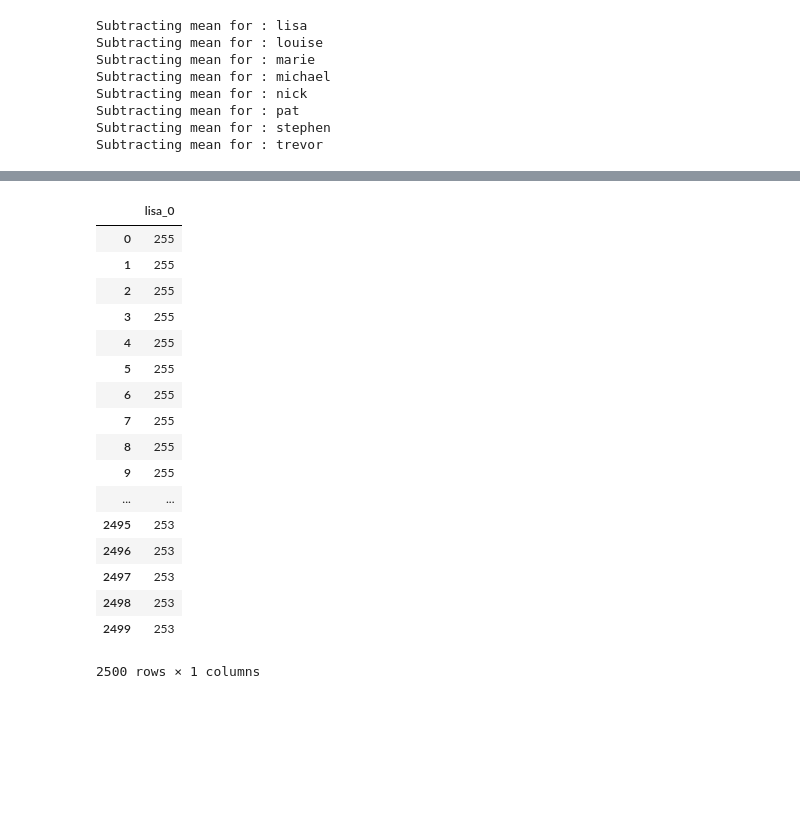
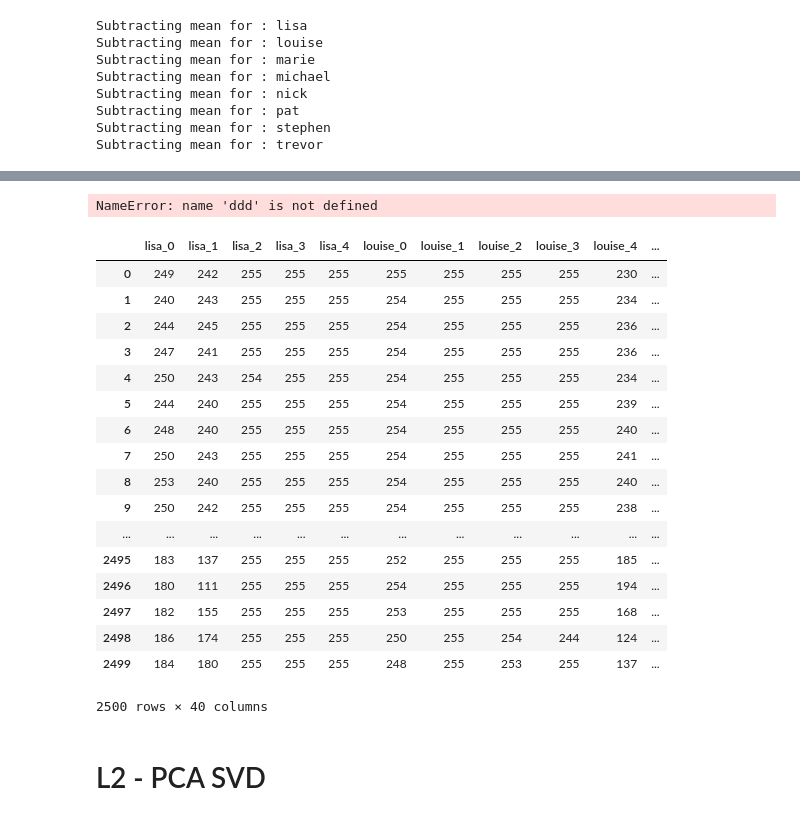
Before and after one commit to amsborse/Face-Recognition, a Jupyter notebook: L1 - PCA Face Recognition.ipynb, the cells around one changed output, grey strips where cells are left out. Drawn from its saved outputs; the diff is of its cells as text; code cells hidden in the pictures; blank space fills up the shorter version.

```diff
--- a/L1 - PCA Face Recognition.ipynb
+++ b/L1 - PCA Face Recognition.ipynb
@@ -268,5 +711,0 @@ for i in ddtest:
-# %%
-dddtest = pd.DataFrame()
-for i in ddtest:
-    for j in list(ddtest[i]):
-        dddtest[i+'_'+str(j)] = ddtest[i][j]
@@ -293,0 +712,5 @@ ddtrain['lisa']
+# %%
+for i in ddd:
+    ddd[i] = ddd[i] - ddmean['mean']
+# %% [output]
+NameError: name 'ddd' is not defined
@@ -294,21 +728,23 @@ ddtrain['lisa']
 # %%
-dddtest[['lisa_0']]
+dddtest
 # %% [output]
-|  | lisa_0 |
-| 0 | 255 |
-| 1 | 255 |
-| 2 | 255 |
-| 3 | 255 |
-| 4 | 255 |
-| 5 | 255 |
-| 6 | 255 |
-| 7 | 255 |
-| 8 | 255 |
-| 9 | 255 |
-| ... | ... |
-| 2495 | 253 |
-| 2496 | 253 |
-| 2497 | 253 |
-| 2498 | 253 |
-| 2499 | 253 |
+|  | lisa_0 | lisa_1 | lisa_2 | lisa_3 | lisa_4 | louise_0 | louise_1 | louise_2 | louise_3 | louise_4 | ... |
+| 0 | 249 | 242 | 255 | 255 | 255 | 255 | 255 | 255 | 255 | 230 | ... |
+| 1 | 240 | 243 | 255 | 255 | 255 | 254 | 255 | 255 | 255 | 234 | ... |
+| 2 | 244 | 245 | 255 | 255 | 255 | 254 | 255 | 255 | 255 | 236 | ... |
+| 3 | 247 | 241 | 255 | 255 | 255 | 254 | 255 | 255 | 255 | 236 | ... |
+| 4 | 250 | 243 | 254 | 255 | 255 | 254 | 255 | 255 | 255 | 234 | ... |
+| 5 | 244 | 240 | 255 | 255 | 255 | 254 | 255 | 255 | 255 | 239 | ... |
+| 6 | 248 | 240 | 255 | 255 | 255 | 254 | 255 | 255 | 255 | 240 | ... |
+| 7 | 250 | 243 | 255 | 255 | 255 | 254 | 255 | 255 | 255 | 241 | ... |
+| 8 | 253 | 240 | 255 | 255 | 255 | 254 | 255 | 255 | 255 | 240 | ... |
+| 9 | 250 | 242 | 255 | 255 | 255 | 254 | 255 | 255 | 255 | 238 | ... |
+| ... | ... | ... | ... | ... | ... | ... | ... | ... | ... | ... | ... |
+| 2495 | 183 | 137 | 255 | 255 | 255 | 252 | 255 | 255 | 255 | 185 | ... |
+| 2496 | 180 | 111 | 255 | 255 | 255 | 254 | 255 | 255 | 255 | 194 | ... |
+| 2497 | 182 | 155 | 255 | 255 | 255 | 253 | 255 | 255 | 255 | 168 | ... |
+| 2498 | 186 | 174 | 255 | 255 | 255 | 250 | 255 | 254 | 244 | 124 | ... |
+| 2499 | 184 | 180 | 255 | 255 | 255 | 248 | 255 | 253 | 255 | 137 | ... |
-2500 rows × 1 columns
+2500 rows × 40 columns
+# %% [markdown]
+# L2 - PCA SVD
```
Also changed, not shown: parts of 173 cells of this notebook.
